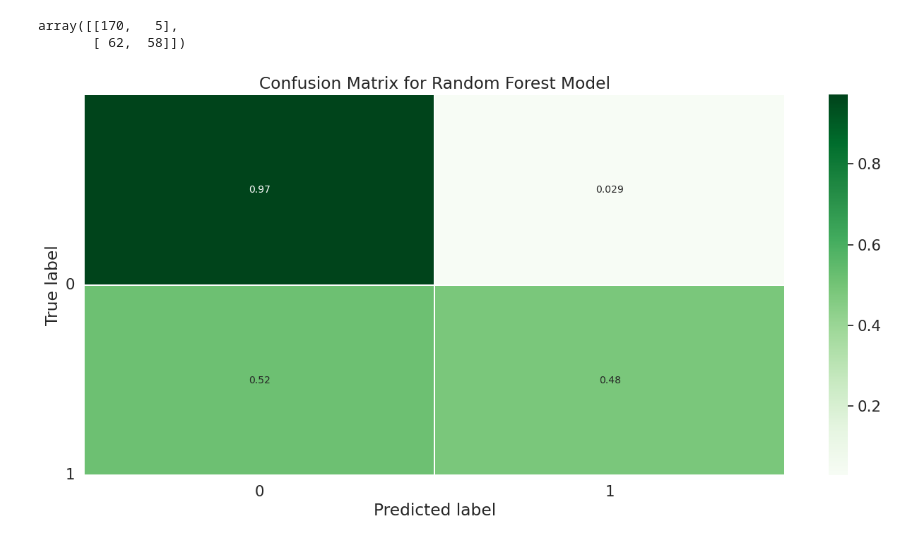
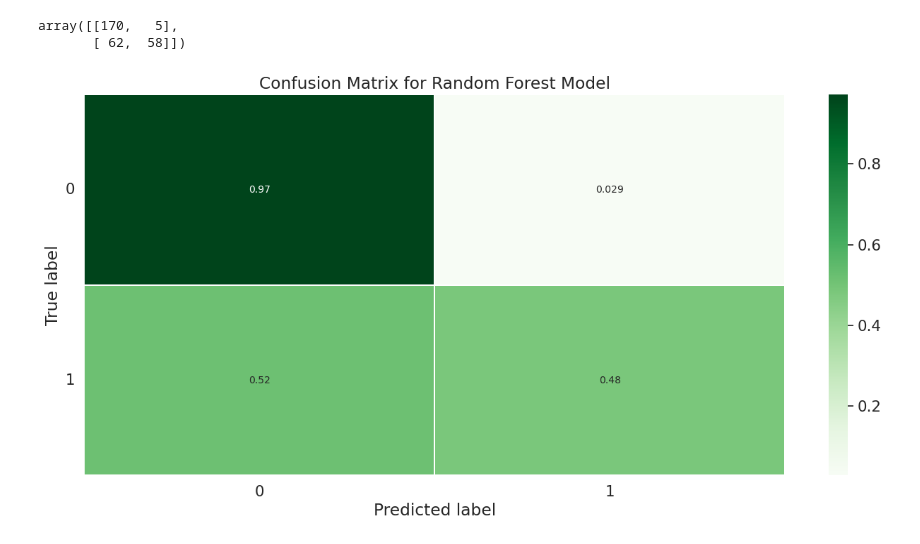
Before and after one commit to chloea31/machine_learning, a Jupyter notebook: notebooks/titanic.ipynb, the cells around one changed output. Cells and saved outputs as stored; diff of their text form; code cells hidden in the pictures.

```diff
--- a/notebooks/titanic.ipynb
+++ b/notebooks/titanic.ipynb
@@ -865,25 +865,25 @@ array([[170,   5],
 # %%
 #### Plotting the confusion matrix
 #### Get and reshape confusion matrix data
 matrix = confusion_matrix(y_test, y_pred)
 matrix = matrix.astype('float') / matrix.sum(axis = 1)[:, np.newaxis]
 
 #### Building the plot
 plt.figure(figsize = (16,7))
 sns.set(font_scale = 1.4)
 sns.heatmap(matrix, annot = True, annot_kws = {'size':10},
            cmap = plt.cm.Greens, linewidths = 0.2)
 
 #### Adding labels to the plot
 class_names = np.array([0, 1])
 tick_marks = np.arange(len(class_names)) + 0.5
-tick_marks2 = tick_marks + 0.5
+tick_marks2 = tick_marks
 plt.xticks(tick_marks, class_names, rotation = 0)
 plt.yticks(tick_marks2, class_names, rotation = 0)
 plt.xlabel('Predicted label')
 plt.ylabel('True label')
 plt.title('Confusion Matrix for Random Forest Model')
 plt.savefig('../reports/figures/confusion_matrix_RFC.png')
 #plt.show()
 # %% [output]
-[figure, old version]
+[figure, new version]
```
